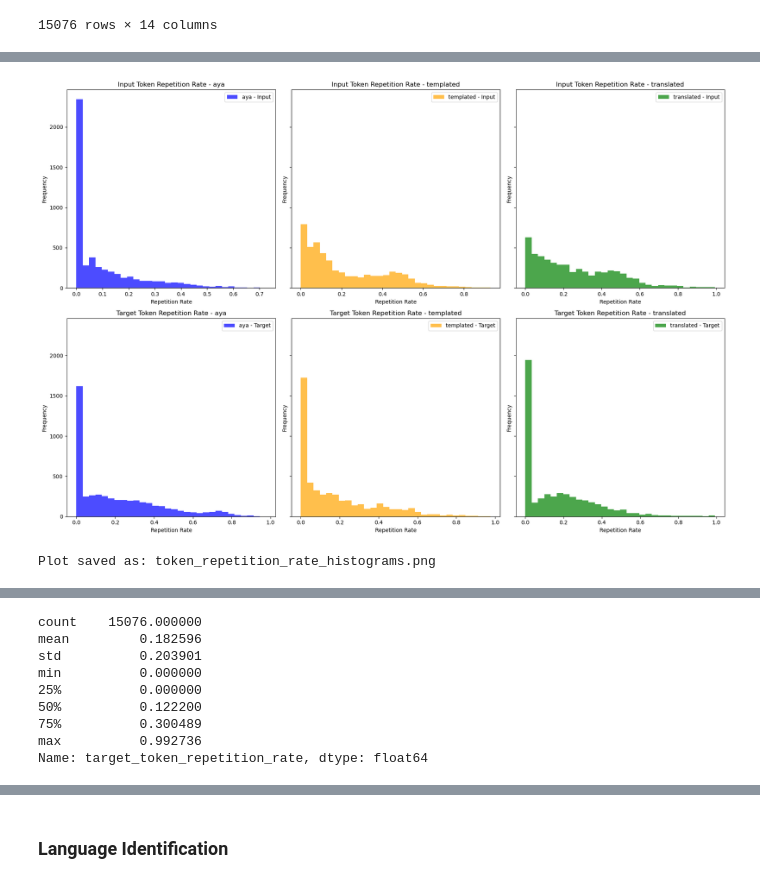
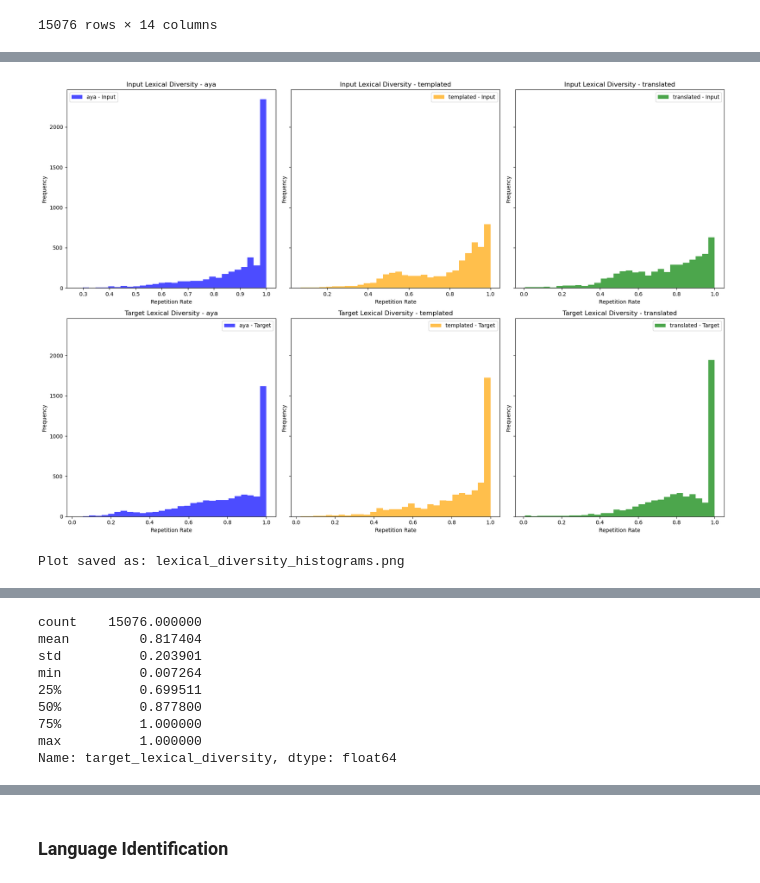
Before and after one commit to dipikakhullar/aya-data-quality, a Jupyter notebook: metricsv1.ipynb, the cells around one changed output, grey strips where cells are left out. Drawn from its saved outputs; the diff is of its cells as text; code cells hidden in the pictures.

```diff
--- a/metricsv1.ipynb
+++ b/metricsv1.ipynb
@@ -73,8 +75,8 @@ df["inputs"][0],df["targets"][0]
 tokenizer = AutoTokenizer.from_pretrained("xlm-roberta-base")
 
 # Apply the function to both 'inputs' and 'targets' columns
-df['input_token_repetition_rate'] = df['inputs'].apply(lambda text: token_repetition_rate(text, tokenizer))
-df['target_token_repetition_rate'] = df['targets'].apply(lambda text: token_repetition_rate(text, tokenizer))
+df['input_lexical_diversity'] = df['inputs'].apply(lambda text: lexical_diversity(text, tokenizer))
+df['target_lexical_diversity'] = df['targets'].apply(lambda text: lexical_diversity(text, tokenizer))
 # %% [output]
 Token indices sequence length is longer than the specified maximum sequence length for this model (577 > 512). Running this sequence through the model will result in indexing errors
 # %%
@@ -221,40 +223,40 @@ fig, axes = plt.subplots(2, 3, figsize=(18, 12), sharey=True)
 partitions = ['aya', 'templated', 'translated']
 colors = ['blue', 'orange', 'green']
 
 # Plot input token repetition rate histograms for each partition
 for i, partition in enumerate(partitions):
     axes[0, i].hist(
-        df[df['aya_partition'] == partition]['input_token_repetition_rate'],
+        df[df['aya_partition'] == partition]['input_lexical_diversity'],
         bins=30, alpha=0.7, color=colors[i], label=f"{partition} - Input"
     )
-    axes[0, i].set_title(f"Input Token Repetition Rate - {partition}")
+    axes[0, i].set_title(f"Input Lexical Diversity - {partition}")
     axes[0, i].set_xlabel("Repetition Rate")
     axes[0, i].set_ylabel("Frequency")
     axes[0, i].legend()
 
 # Plot target token repetition rate histograms for each partition
 for i, partition in enumerate(partitions):
     axes[1, i].hist(
-        df[df['aya_partition'] == partition]['target_token_repetition_rate'],
+        df[df['aya_partition'] == partition]['target_lexical_diversity'],
         bins=30, alpha=0.7, color=colors[i], label=f"{partition} - Target"
     )
-    axes[1, i].set_title(f"Target Token Repetition Rate - {partition}")
+    axes[1, i].set_title(f"Target Lexical Diversity - {partition}")
     axes[1, i].set_xlabel("Repetition Rate")
     axes[1, i].set_ylabel("Frequency")
     axes[1, i].legend()
 
 # Adjust layout for better display
 plt.tight_layout()
 plt.show()
 
 # Save the plot as a PNG file
-output_path = "token_repetition_rate_histograms.png"
+output_path = "lexical_diversity_histograms.png"
 
 fig.savefig(output_path, format="png", dpi=300)
 print(f"Plot saved as: {output_path}")
 # %% [output]
-[figure, old version]
+[figure, new version]
-Plot saved as: token_repetition_rate_histograms.png
+Plot saved as: lexical_diversity_histograms.png
 # %%
 df
 # %% [output]
@@ -272,14 +274,14 @@ df
 | 15075 | 83691 | సహదేవుడెట్టి వాడు ? | సహదేవుడు పాండురాజుకు, మాద్రికి పు... | Aya-Dataset | - | - | 0 | tel | train | ... |
 15076 rows × 14 columns
 # %%
-df['target_token_repetition_rate'].describe()
+df['target_lexical_diversity'].describe()
 # %% [output]
 count    15076.000000
-mean         0.182596
+mean         0.817404
 std          0.203901
-min          0.000000
-25%          0.000000
-50%          0.122200
-75%          0.300489
-max          0.992736
-Name: target_token_repetition_rate, dtype: float64
+min          0.007264
+25%          0.699511
+50%          0.877800
+75%          1.000000
+max          1.000000
+Name: target_lexical_diversity, dtype: float64
```
Also changed, not shown: parts of 34 cells of this notebook.
